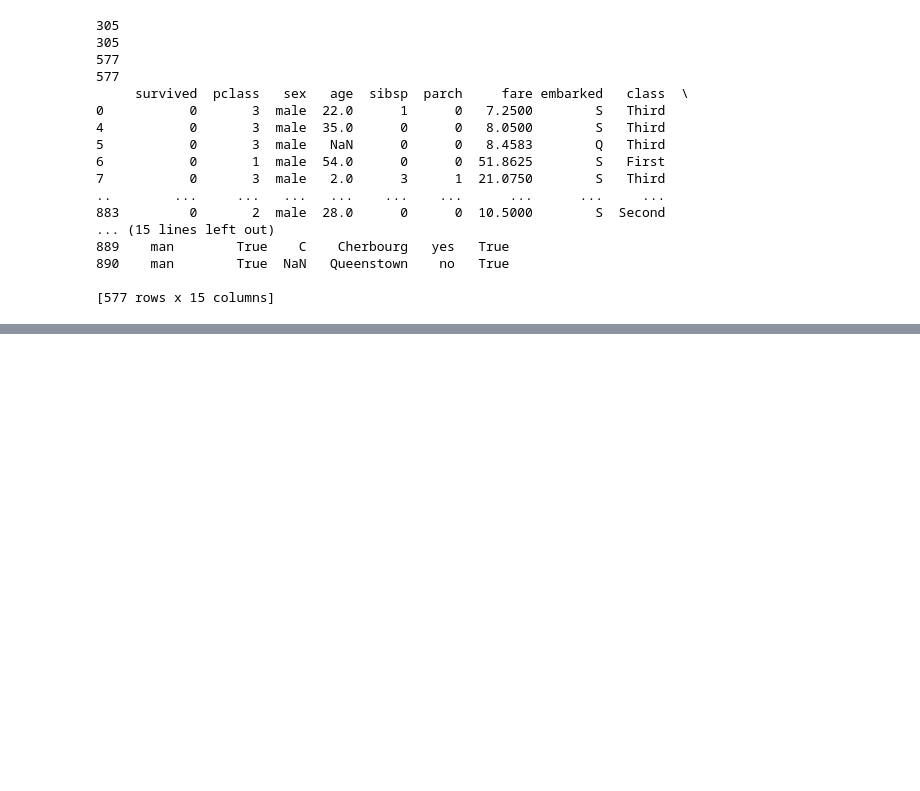
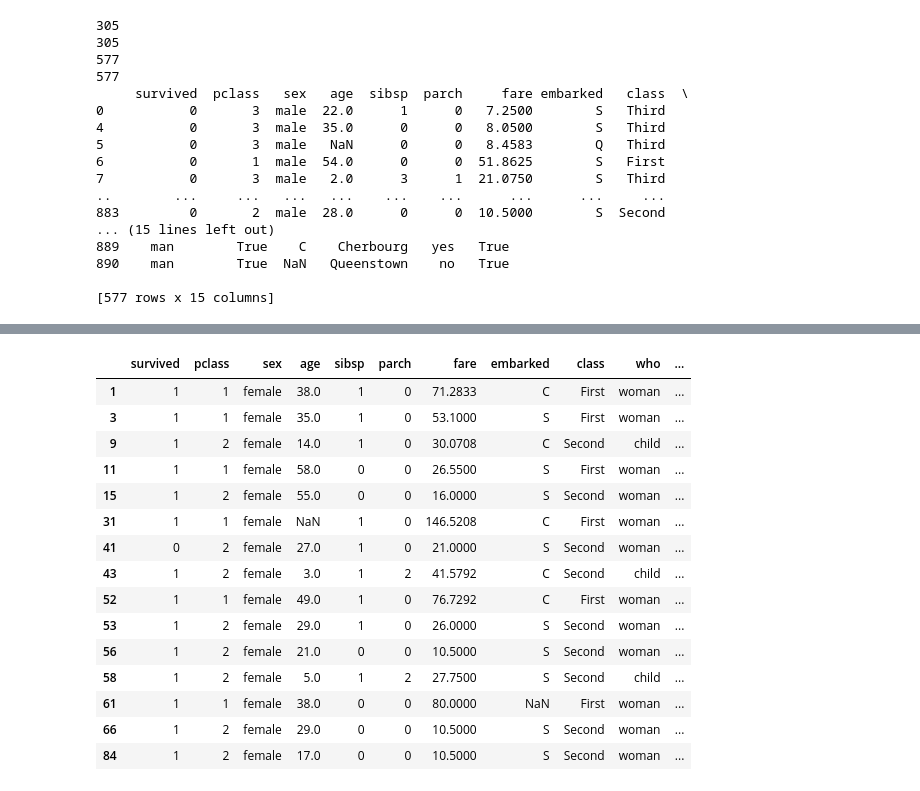
Before and after one commit to srk82mwi/pandas_python, a Jupyter notebook: 14.pandas_filtering,sorting,groupby.ipynb, the cells around one changed output, grey strips where cells are left out. Saved outputs shown, nothing was run; the diff lists cells and outputs as text; code cells hidden in the pictures; blank space fills up the shorter version.

```diff
--- a/14.pandas_filtering,sorting,groupby.ipynb
+++ b/14.pandas_filtering,sorting,groupby.ipynb
@@ -195,0 +247,24 @@ print(titanic[male])
+# %%
+# first class or second class but female only
+
+f12 = titanic[((titanic['pclass']==1) | (titanic['pclass']==2)) & (titanic['sex']=='female')]
+# print(titanic.sample(15))
+f12.head(15)
+# f12.shape[0]
+# %% [output]
+|  | survived | pclass | sex | age | sibsp | parch | fare | embarked | class | who | ... |
+| 1 | 1 | 1 | female | 38.0 | 1 | 0 | 71.2833 | C | First | woman | ... |
+| 3 | 1 | 1 | female | 35.0 | 1 | 0 | 53.1000 | S | First | woman | ... |
+| 9 | 1 | 2 | female | 14.0 | 1 | 0 | 30.0708 | C | Second | child | ... |
+| 11 | 1 | 1 | female | 58.0 | 0 | 0 | 26.5500 | S | First | woman | ... |
+| 15 | 1 | 2 | female | 55.0 | 0 | 0 | 16.0000 | S | Second | woman | ... |
+| 31 | 1 | 1 | female | NaN | 1 | 0 | 146.5208 | C | First | woman | ... |
+| 41 | 0 | 2 | female | 27.0 | 1 | 0 | 21.0000 | S | Second | woman | ... |
+| 43 | 1 | 2 | female | 3.0 | 1 | 2 | 41.5792 | C | Second | child | ... |
+| 52 | 1 | 1 | female | 49.0 | 1 | 0 | 76.7292 | C | First | woman | ... |
+| 53 | 1 | 2 | female | 29.0 | 1 | 0 | 26.0000 | S | Second | woman | ... |
+| 56 | 1 | 2 | female | 21.0 | 0 | 0 | 10.5000 | S | Second | woman | ... |
+| 58 | 1 | 2 | female | 5.0 | 1 | 2 | 27.7500 | S | Second | child | ... |
+| 61 | 1 | 1 | female | 38.0 | 0 | 0 | 80.0000 | NaN | First | woman | ... |
+| 66 | 1 | 2 | female | 29.0 | 0 | 0 | 10.5000 | S | Second | woman | ... |
+| 84 | 1 | 2 | female | 17.0 | 0 | 0 | 10.5000 | S | Second | woman | ... |
```
Also changed, not shown: parts of 11 cells of this notebook.
